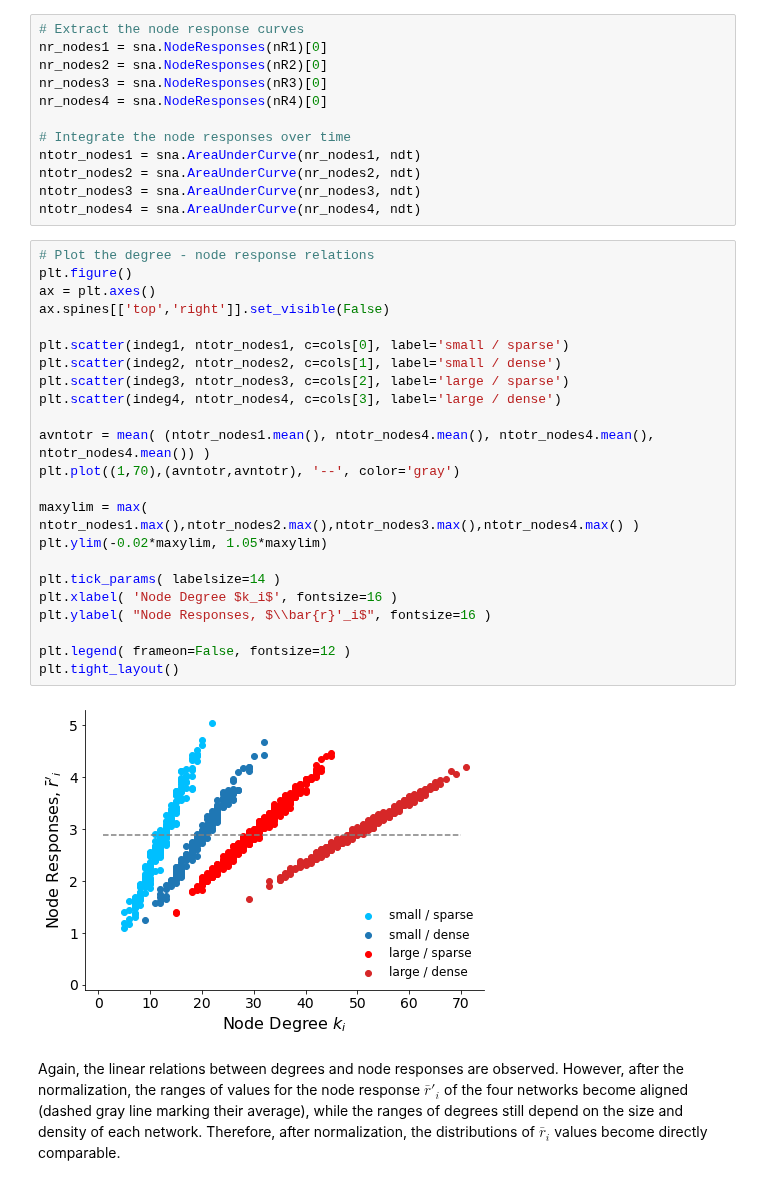
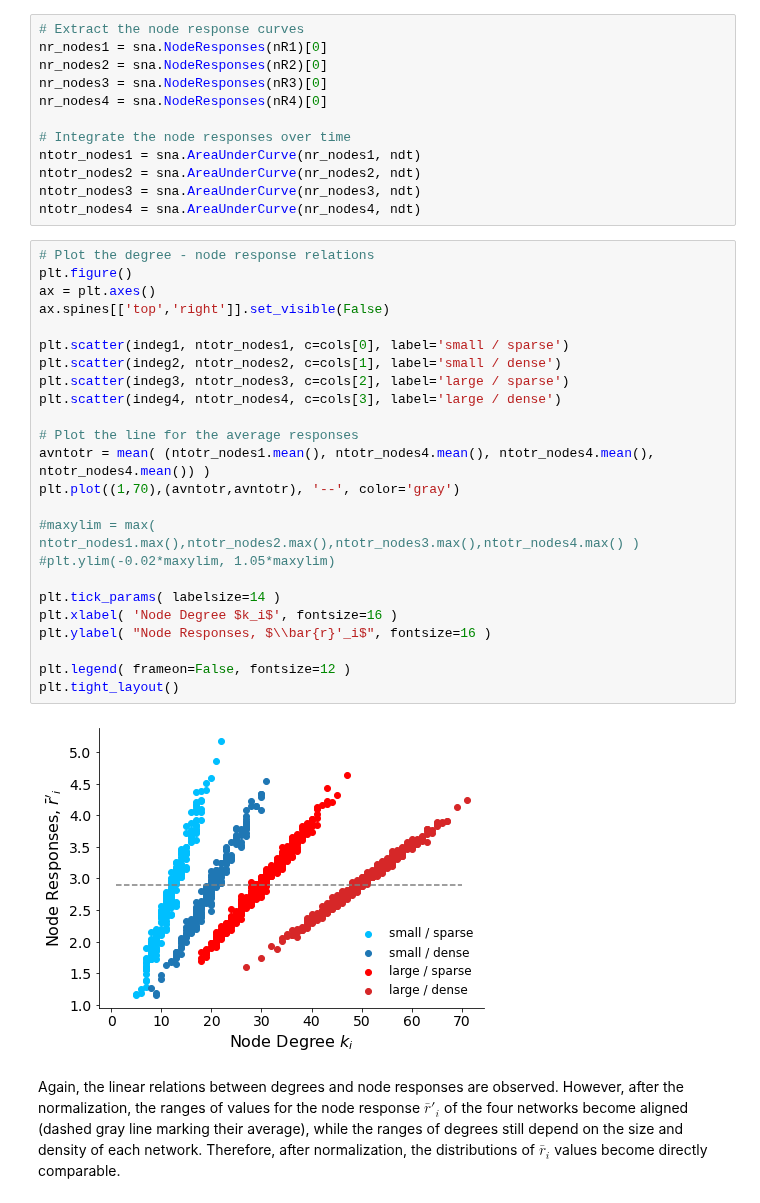
Before and after one commit to mb-BCA/SiReNetA_Tutorials, a Jupyter notebook: Notebooks_Tutorials/4.1_UseCase_CompareNets_Part1.ipynb, the cells around one changed output. Drawn from its saved outputs; the diff is of its cells as text.

```diff
--- a/Notebooks_Tutorials/4.1_UseCase_CompareNets_Part1.ipynb
+++ b/Notebooks_Tutorials/4.1_UseCase_CompareNets_Part1.ipynb
@@ -444,27 +445,28 @@ ntotr_nodes4 = sna.AreaUnderCurve(nr_nodes4, ndt)
 # %%
 # Plot the degree - node response relations
 plt.figure()
 ax = plt.axes()
 ax.spines[['top','right']].set_visible(False)
 
 plt.scatter(indeg1, ntotr_nodes1, c=cols[0], label='small / sparse')
 plt.scatter(indeg2, ntotr_nodes2, c=cols[1], label='small / dense')
 plt.scatter(indeg3, ntotr_nodes3, c=cols[2], label='large / sparse')
 plt.scatter(indeg4, ntotr_nodes4, c=cols[3], label='large / dense')
 
+# Plot the line for the average responses
 avntotr = mean( (ntotr_nodes1.mean(), ntotr_nodes4.mean(), ntotr_nodes4.mean(), ntotr_nodes4.mean()) )
 plt.plot((1,70),(avntotr,avntotr), '--', color='gray')
 
-maxylim = max( ntotr_nodes1.max(),ntotr_nodes2.max(),ntotr_nodes3.max(),ntotr_nodes4.max() )
-plt.ylim(-0.02*maxylim, 1.05*maxylim)
+#maxylim = max( ntotr_nodes1.max(),ntotr_nodes2.max(),ntotr_nodes3.max(),ntotr_nodes4.max() )
+#plt.ylim(-0.02*maxylim, 1.05*maxylim)
 
 plt.tick_params( labelsize=14 )
 plt.xlabel( 'Node Degree $k_i$', fontsize=16 )
 plt.ylabel( "Node Responses, $\\bar{r}'_i$", fontsize=16 )
 
 plt.legend( frameon=False, fontsize=12 )
 plt.tight_layout()
 # %% [output]
-[figure, old version]
+[figure, new version]
 # %% [markdown]
 Again, the linear relations between degrees and node responses are observed. However, after the normalization, the ranges of values for the node response $\bar{r}'_i$ of the four networks become aligned (dashed gray line marking their average), while the ranges of degrees still depend on the size and density of each network. Therefore, after normalization, the distributions of $\bar{r}_i$ values become directly comparable.
```
Also changed, not shown: parts of 11 cells of this notebook.
